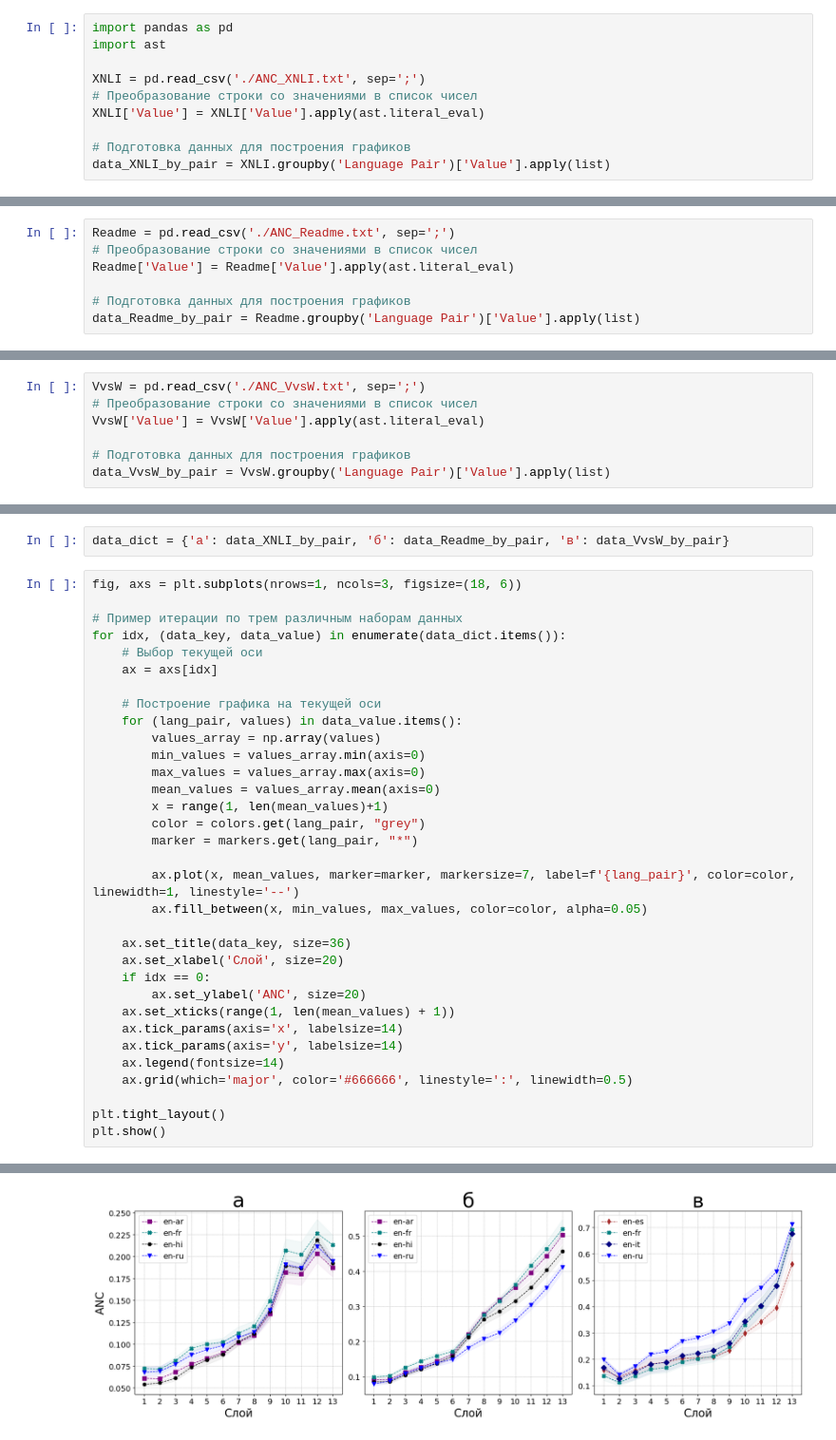
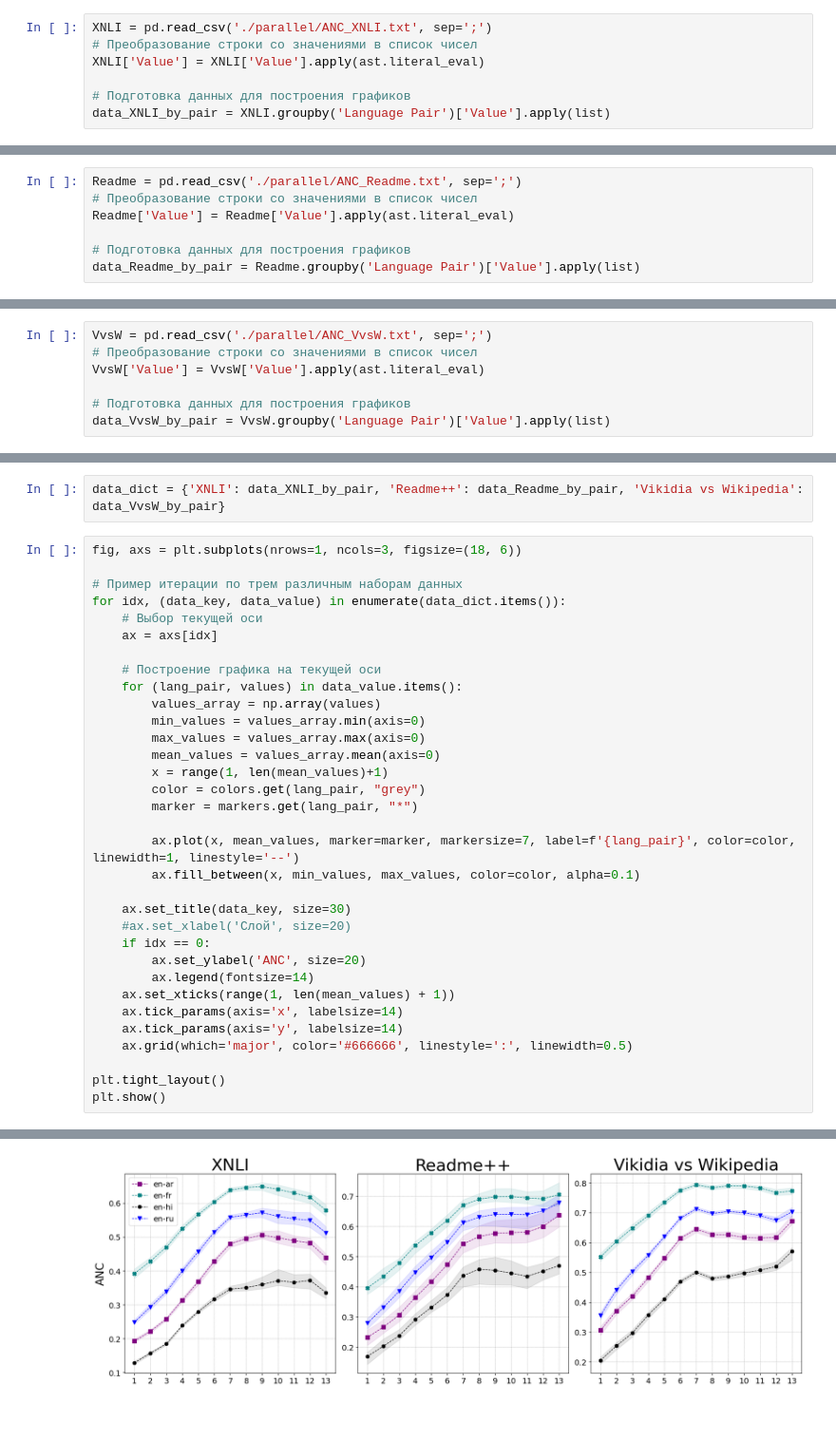
Before and after one commit to AndreyK2001/BERT-Classification, a Jupyter notebook: plots/plots.ipynb, the cells around one changed output, grey strips where cells are left out. Shown at 95% size. Cells and saved outputs as stored; diff of their text form.

```diff
--- a/plots/plots.ipynb
+++ b/plots/plots.ipynb
@@ -1,8 +26,5 @@
 # %%
-import pandas as pd
-import ast
-
-XNLI = pd.read_csv('./ANC_XNLI.txt', sep=';')
+XNLI = pd.read_csv('./parallel/ANC_XNLI.txt', sep=';')
 # Преобразование строки со значениями в список чисел
 XNLI['Value'] = XNLI['Value'].apply(ast.literal_eval)
 
@@ -62,5 +61,5 @@ plt.show()
 # %%
-Readme = pd.read_csv('./ANC_Readme.txt', sep=';')
+Readme = pd.read_csv('./parallel/ANC_Readme.txt', sep=';')
 # Преобразование строки со значениями в список чисел
 Readme['Value'] = Readme['Value'].apply(ast.literal_eval)
 
@@ -100,5 +99,5 @@ plt.show()
 # %%
-VvsW = pd.read_csv('./ANC_VvsW.txt', sep=';')
+VvsW = pd.read_csv('./parallel/ANC_VvsW.txt', sep=';')
 # Преобразование строки со значениями в список чисел
 VvsW['Value'] = VvsW['Value'].apply(ast.literal_eval)
 
@@ -138,5 +137,5 @@ plt.show()
 # %%
-data_dict = {'а': data_XNLI_by_pair, 'б': data_Readme_by_pair, 'в': data_VvsW_by_pair}
+data_dict = {'XNLI': data_XNLI_by_pair, 'Readme++': data_Readme_by_pair, 'Vikidia vs Wikipedia': data_VvsW_by_pair}
 # %%
 fig, axs = plt.subplots(nrows=1, ncols=3, figsize=(18, 6))
 
@@ -156,16 +155,16 @@ for idx, (data_key, data_value) in enumerate(data_dict.items()):
         marker = markers.get(lang_pair, "*")
 
         ax.plot(x, mean_values, marker=marker, markersize=7, label=f'{lang_pair}', color=color, linewidth=1, linestyle='--')
-        ax.fill_between(x, min_values, max_values, color=color, alpha=0.05)
+        ax.fill_between(x, min_values, max_values, color=color, alpha=0.1)
 
-    ax.set_title(data_key, size=36)
-    ax.set_xlabel('Слой', size=20)
+    ax.set_title(data_key, size=30)
+    #ax.set_xlabel('Слой', size=20)
     if idx == 0:
         ax.set_ylabel('ANC', size=20)
+        ax.legend(fontsize=14)
     ax.set_xticks(range(1, len(mean_values) + 1))
     ax.tick_params(axis='x', labelsize=14)
     ax.tick_params(axis='y', labelsize=14)
-    ax.legend(fontsize=14)
     ax.grid(which='major', color='#666666', linestyle=':', linewidth=0.5)
 
 plt.tight_layout()
@@ -174 +185 @@ plt.show()
-[figure, old version]
+[figure, new version]
```
Also changed, not shown: parts of 17 cells of this notebook.
